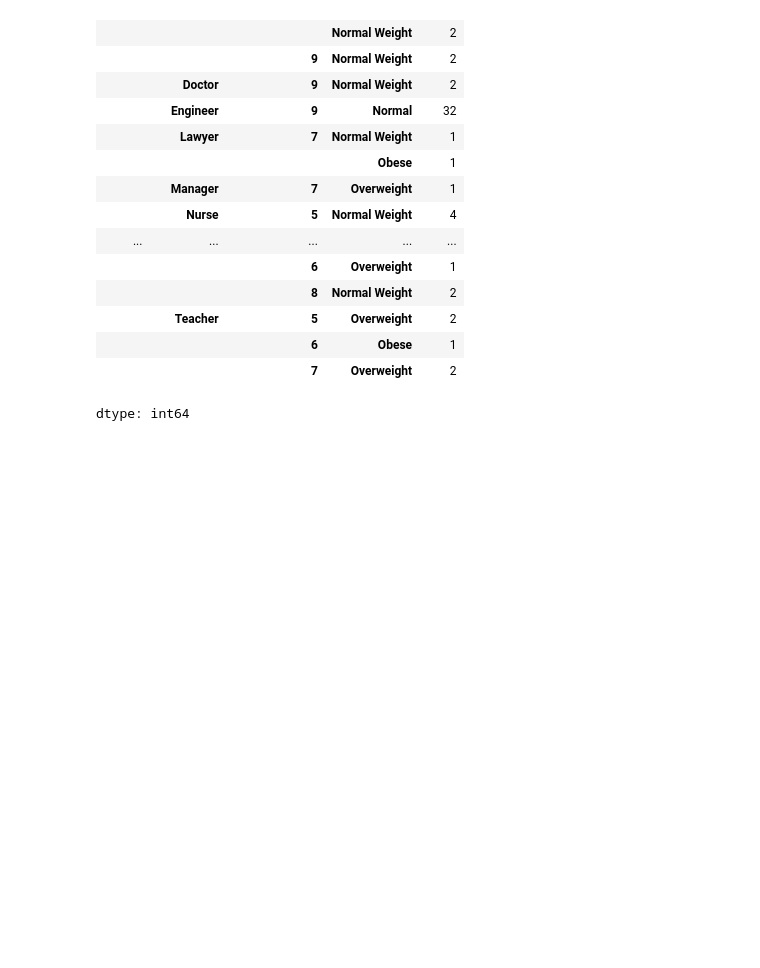
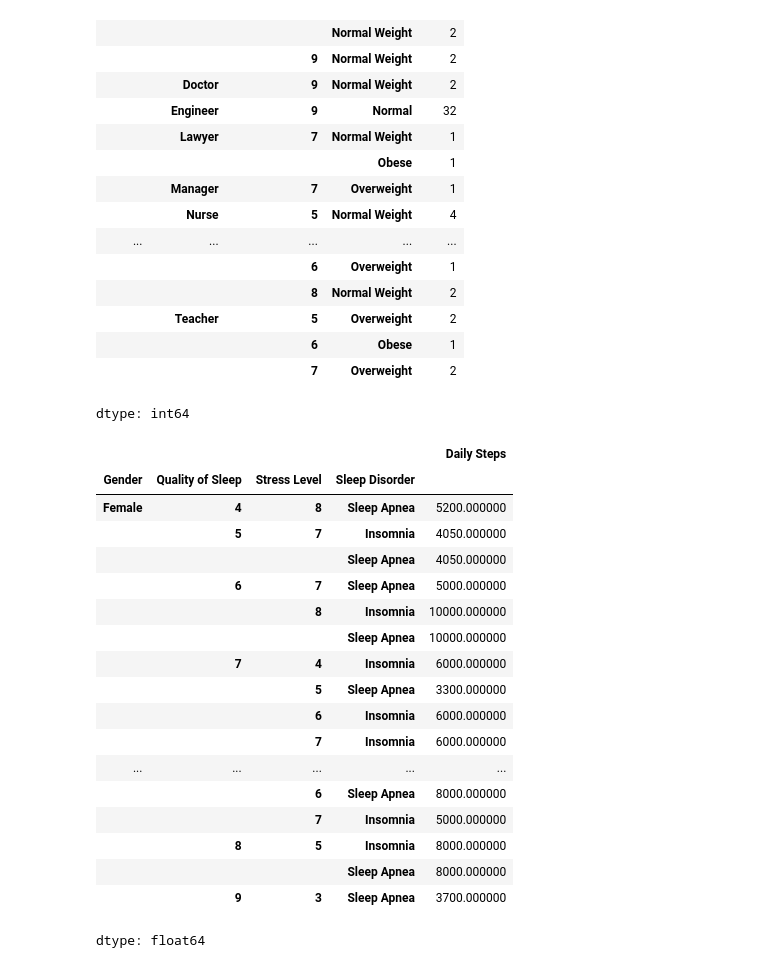
Before and after one commit to enzobanin/AnaliseDeDados, a Jupyter notebook: sonoEstiloDeVida.ipynb, the cells around one changed output. Saved outputs shown, nothing was run; the diff lists cells and outputs as text; code cells hidden in the pictures; blank space fills up the shorter version.

```diff
--- a/sonoEstiloDeVida.ipynb
+++ b/sonoEstiloDeVida.ipynb
@@ -176,3 +201,25 @@ df.groupby(["Gender", "Occupation", "Quality of Sleep"])["BMI Category"].value_c
 |  |  | 6 | Obese | 1 |
 |  |  | 7 | Overweight | 2 |
 dtype: int64
+# %%
+df.groupby(["Gender", "Quality of Sleep", "Stress Level", "Sleep Disorder"])["Daily Steps"].mean()
+# %% [output]
+|  |  |  |  | Daily Steps |
+| Gender | Quality of Sleep | Stress Level | Sleep Disorder |  |
+| Female | 4 | 8 | Sleep Apnea | 5200.000000 |
+|  | 5 | 7 | Insomnia | 4050.000000 |
+|  |  |  | Sleep Apnea | 4050.000000 |
+|  | 6 | 7 | Sleep Apnea | 5000.000000 |
+|  |  | 8 | Insomnia | 10000.000000 |
+|  |  |  | Sleep Apnea | 10000.000000 |
+|  | 7 | 4 | Insomnia | 6000.000000 |
+|  |  | 5 | Sleep Apnea | 3300.000000 |
+|  |  | 6 | Insomnia | 6000.000000 |
+|  |  | 7 | Insomnia | 6000.000000 |
+| ... | ... | ... | ... | ... |
+|  |  | 6 | Sleep Apnea | 8000.000000 |
+|  |  | 7 | Insomnia | 5000.000000 |
+|  | 8 | 5 | Insomnia | 8000.000000 |
+|  |  |  | Sleep Apnea | 8000.000000 |
+|  | 9 | 3 | Sleep Apnea | 3700.000000 |
+dtype: float64
```
Also changed, not shown: parts of 5 cells of this notebook.
